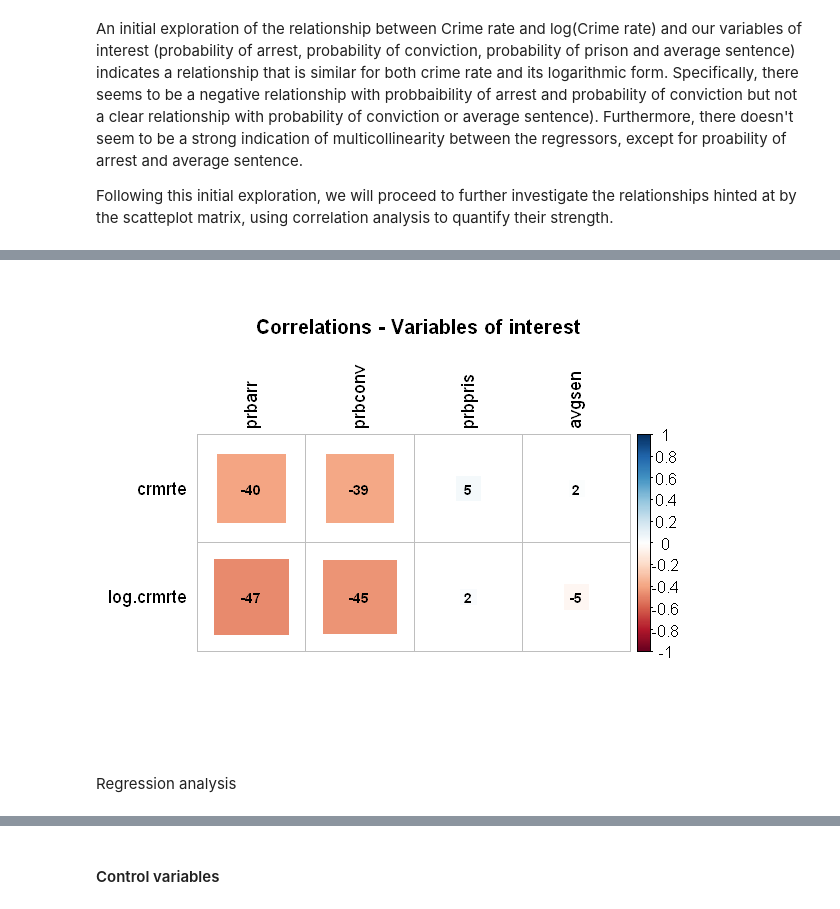
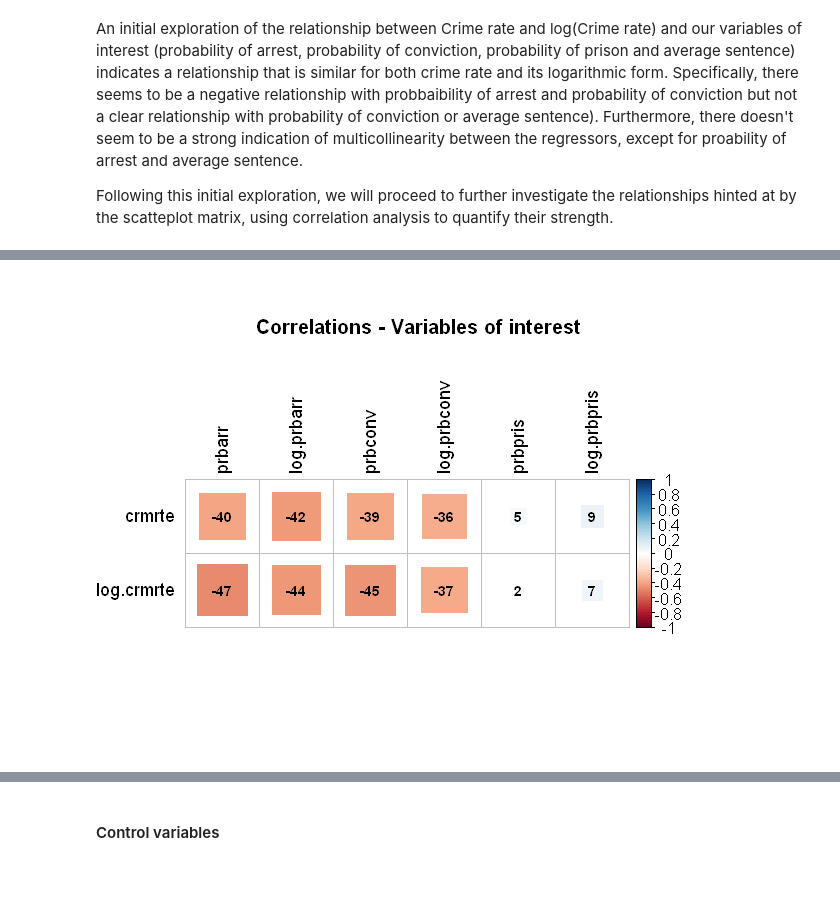
Before and after one commit to ramirocadavid/w203-Lab3, a Jupyter notebook: Lab3_part_2_3_Ramiro.ipynb, the cells around one changed output, grey strips where cells are left out. Saved outputs shown, nothing was run; the diff lists cells and outputs as text; code cells hidden in the pictures; blank space fills up the shorter version.

```diff
--- a/Lab3_part_2_3_Ramiro.ipynb
+++ b/Lab3_part_2_3_Ramiro.ipynb
@@ -347,10 +335,12 @@ crime <- read.csv('crime_v2.csv')
 clean <- crime[complete.cases(crime),]
 clean <- clean[!duplicated(clean),]
 clean$prbconv <- as.numeric(as.character(clean$prbconv))
-clean$west[clean$county == 71] <- NA
-clean$central[clean$county == 71] <- NA
 clean$log.crmrte <- log(clean$crmrte)
 clean$log.taxpc <- log(clean$taxpc)
+clean$log.prbarr <- log(clean$prbarr)
+clean$log.prbconv <- log(clean$prbconv)
+clean$log.prbpris <- log(clean$prbpris)
+clean$log.polpc <- log(clean$polpc)
 # %% [markdown]
 #### Variables of interest
 # %% [markdown]
@@ -358,4 +348,5 @@ An initial exploration of the relationship between Crime rate and log(Crime rate
 
 Following this initial exploration, we will proceed to further investigate the relationships hinted at by the scatteplot matrix, using correlation analysis to quantify their strength.
 # %%
-vars.interest <- c("crmrte", "log.crmrte", "prbarr", "prbconv", "prbpris", "avgsen")
+vars.interest <- c("crmrte", "log.crmrte", "prbarr", "log.prbarr",
+                   "prbconv", "log.prbconv", "prbpris", "log.prbpris")
@@ -371,21 +366,12 @@ A correlation analysis shows that indeed probability of arrest and probability o
 # %%
-library(dplyr)
-library(corrplot)
-
-# Add transformed variables
-clean$prbconv.inv <- 1/clean$prbconv
-clean$crmrte.log <- log(clean$crmrte)
-
-
 # Compute correlations
-crime.corrs <- cor(select(clean, vars.interest))[1:2, 3:6]
+crime.corrs <- cor(select(clean, vars.interest))[1:2, 3:8]
+# crime.corrs <- cor(select(clean, vars.interest))
 
 # Plot correlations
 options(repr.plot.width=5, repr.plot.height=4)
 corrplot(crime.corrs, method = 'square',  order = 'original', diag = T, addCoef.col = T,
          tl.col = 'black', tl.cex = 0.9, addCoefasPercent = T, number.cex = 0.7)
 title("Correlations - Variables of interest", cex.main = 1)
 # %% [output]
-[figure, old version]
+[figure, new version]
-# %% [markdown]
-Regression analysis
```
Also changed, not shown: parts of 73 cells of this notebook.
